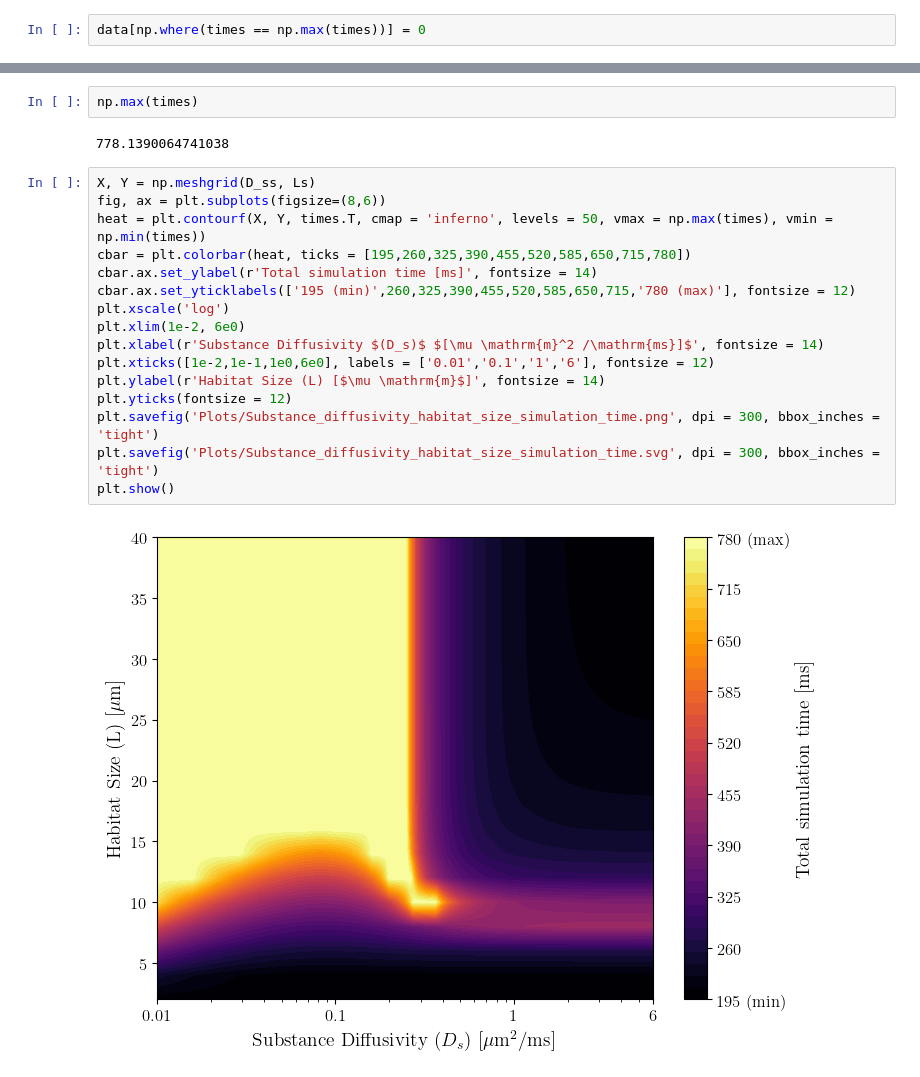
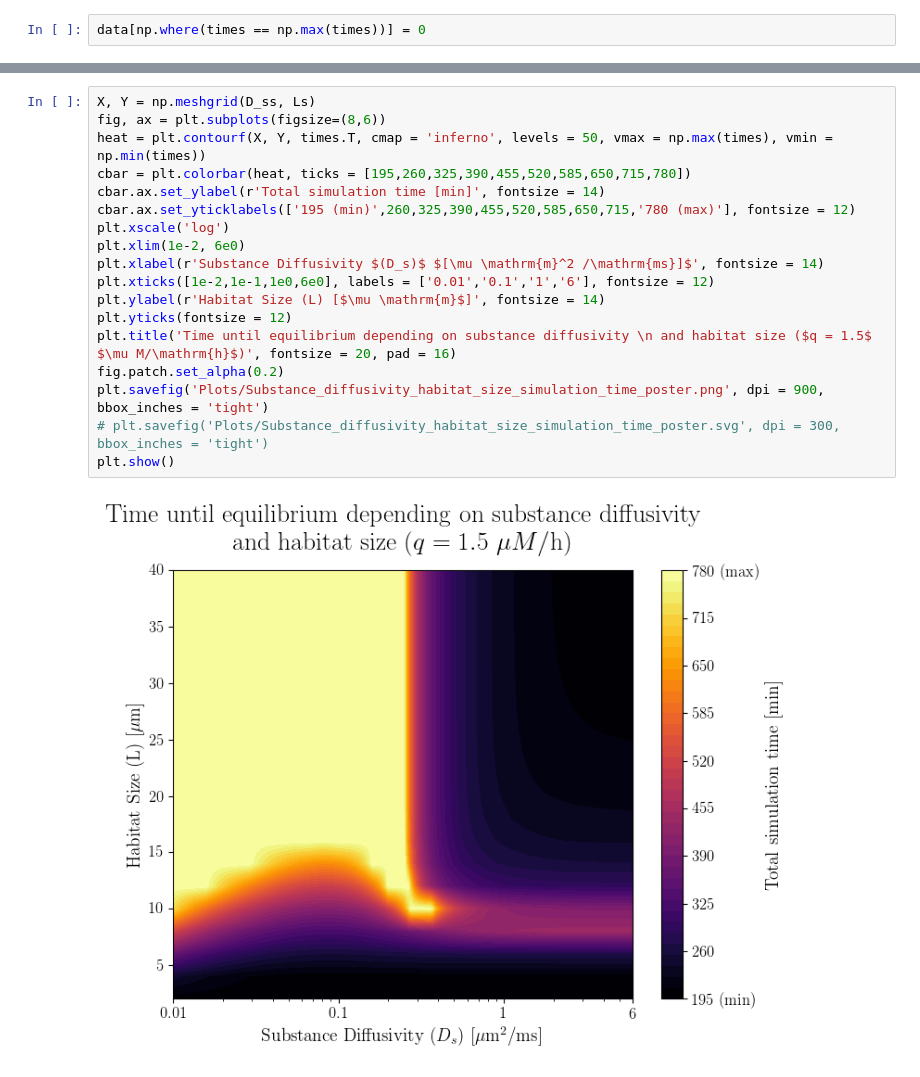
Before and after one commit to henauts/QECO, a Jupyter notebook: Codes/Vary_D-L.ipynb, the cells around one changed output, grey strips where cells are left out. Cells and saved outputs as stored; diff of their text form.

```diff
--- a/Codes/Vary_D-L.ipynb
+++ b/Codes/Vary_D-L.ipynb
@@ -48,22 +67,20 @@ plt.show()
-# %%
-np.max(times)
-# %% [output]
-778.1390064741038
 # %%
 X, Y = np.meshgrid(D_ss, Ls)
 fig, ax = plt.subplots(figsize=(8,6))
 heat = plt.contourf(X, Y, times.T, cmap = 'inferno', levels = 50, vmax = np.max(times), vmin = np.min(times))
 cbar = plt.colorbar(heat, ticks = [195,260,325,390,455,520,585,650,715,780])
-cbar.ax.set_ylabel(r'Total simulation time [ms]', fontsize = 14)
+cbar.ax.set_ylabel(r'Total simulation time [min]', fontsize = 14)
 cbar.ax.set_yticklabels(['195 (min)',260,325,390,455,520,585,650,715,'780 (max)'], fontsize = 12)
 plt.xscale('log')
 plt.xlim(1e-2, 6e0)
 plt.xlabel(r'Substance Diffusivity $(D_s)$ $[\mu \mathrm{m}^2 /\mathrm{ms}]$', fontsize = 14)
 plt.xticks([1e-2,1e-1,1e0,6e0], labels = ['0.01','0.1','1','6'], fontsize = 12)
 plt.ylabel(r'Habitat Size (L) [$\mu \mathrm{m}$]', fontsize = 14)
 plt.yticks(fontsize = 12)
-plt.savefig('Plots/Substance_diffusivity_habitat_size_simulation_time.png', dpi = 300, bbox_inches = 'tight')
-plt.savefig('Plots/Substance_diffusivity_habitat_size_simulation_time.svg', dpi = 300, bbox_inches = 'tight')
+plt.title('Time until equilibrium depending on substance diffusivity \n and habitat size ($q = 1.5$ $\mu M/\mathrm{h}$)', fontsize = 20, pad = 16)
+fig.patch.set_alpha(0.2)
+plt.savefig('Plots/Substance_diffusivity_habitat_size_simulation_time_poster.png', dpi = 900, bbox_inches = 'tight')
+# plt.savefig('Plots/Substance_diffusivity_habitat_size_simulation_time_poster.svg', dpi = 300, bbox_inches = 'tight')
 plt.show()
 # %% [output]
-[figure, old version]
+[figure, new version]
```
Also changed, not shown: parts of 2 cells of this notebook, 13 other files.
